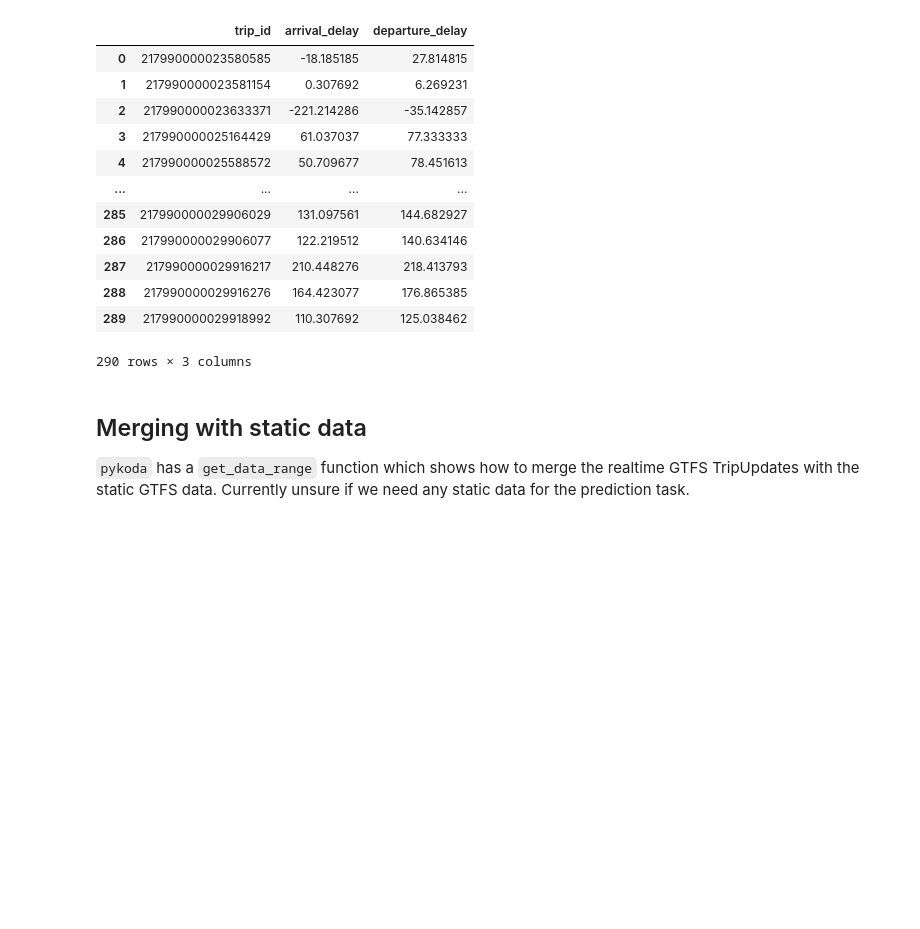
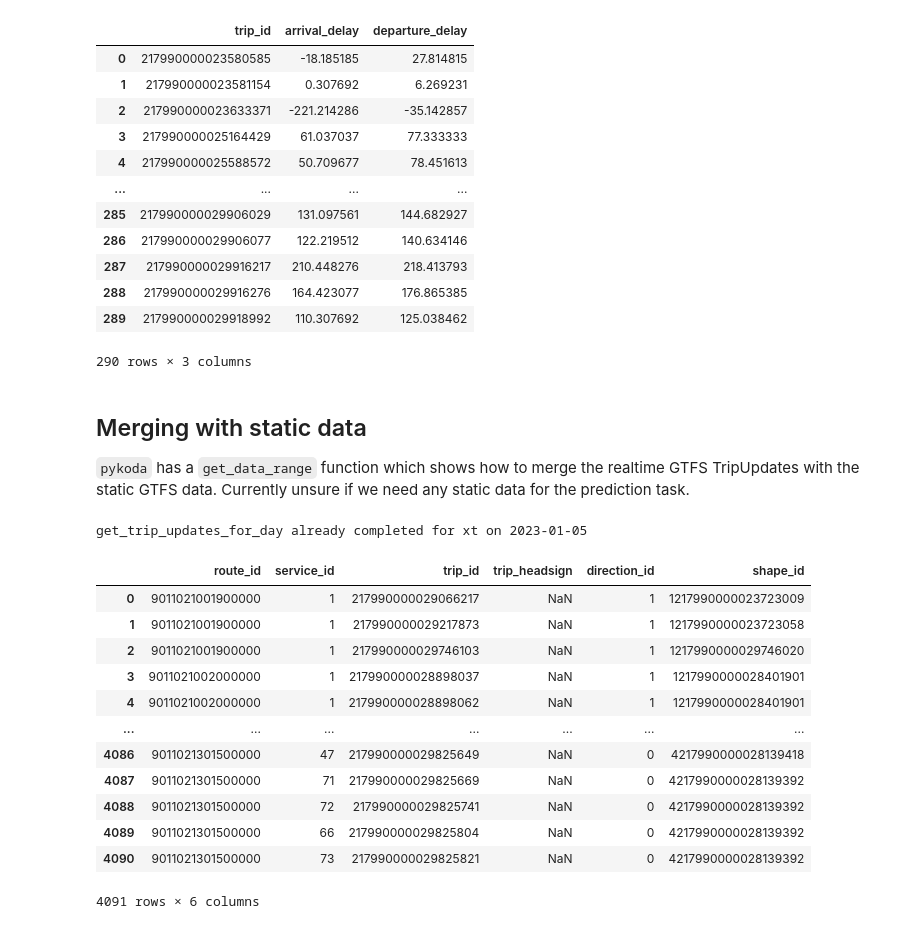
Before and after one commit to ID2223-2024-group2/project, a Jupyter notebook: koda_test.ipynb, the cells around one changed output. Cells and saved outputs as stored; diff of their text form; code cells hidden in the pictures; blank space fills up the shorter version.

```diff
--- a/koda_test.ipynb
+++ b/koda_test.ipynb
@@ -230,3 +231,38 @@ average_delays
 ## Merging with static data
 `pykoda` has a `get_data_range` function which shows how to merge the realtime GTFS TripUpdates with the static GTFS data.
 Currently unsure if we need any static data for the prediction task.
+# %%
+import koda.koda_parse as kpa
+import koda.koda_pipeline as kpi
+from koda.koda_constants import StaticDataTypes, OperatorsWithRT, FeedType, route_types
+
+operator = OperatorsWithRT.X_TRAFIK
+date = "2023-01-05"
+feed_type = FeedType.TRIP_UPDATES
+
+tu_df = kpi.get_trip_updates_for_day(date, operator)
+# Only keep trips that start on the specified date
+tu_df = tu_df[tu_df['start_date'] == date.replace("-", "")]
+
+trips_df = kpa.read_static_data_to_dataframe(operator, StaticDataTypes.TRIPS, date)
+routes_df = kpa.read_static_data_to_dataframe(operator, StaticDataTypes.ROUTES, date)
+
+# Cast trip_id to string
+tu_df['trip_id'] = tu_df['trip_id'].astype(str)
+trips_df['trip_id'] = trips_df['trip_id'].astype(str)
+trips_df
+# %% [output]
+get_trip_updates_for_day already completed for xt on 2023-01-05
+|  | route_id | service_id | trip_id | trip_headsign | direction_id | shape_id |
+| 0 | 9011021001900000 | 1 | 217990000029066217 | NaN | 1 | 1217990000023723009 |
+| 1 | 9011021001900000 | 1 | 217990000029217873 | NaN | 1 | 1217990000023723058 |
+| 2 | 9011021001900000 | 1 | 217990000029746103 | NaN | 1 | 1217990000029746020 |
+| 3 | 9011021002000000 | 1 | 217990000028898037 | NaN | 1 | 1217990000028401901 |
+| 4 | 9011021002000000 | 1 | 217990000028898062 | NaN | 1 | 1217990000028401901 |
+| ... | ... | ... | ... | ... | ... | ... |
+| 4086 | 9011021301500000 | 47 | 217990000029825649 | NaN | 0 | 4217990000028139418 |
+| 4087 | 9011021301500000 | 71 | 217990000029825669 | NaN | 0 | 4217990000028139392 |
+| 4088 | 9011021301500000 | 72 | 217990000029825741 | NaN | 0 | 4217990000028139392 |
+| 4089 | 9011021301500000 | 66 | 217990000029825804 | NaN | 0 | 4217990000028139392 |
+| 4090 | 9011021301500000 | 73 | 217990000029825821 | NaN | 0 | 4217990000028139392 |
+4091 rows × 6 columns
```
Also changed, not shown: parts of 4 cells of this notebook, 3 other files.
